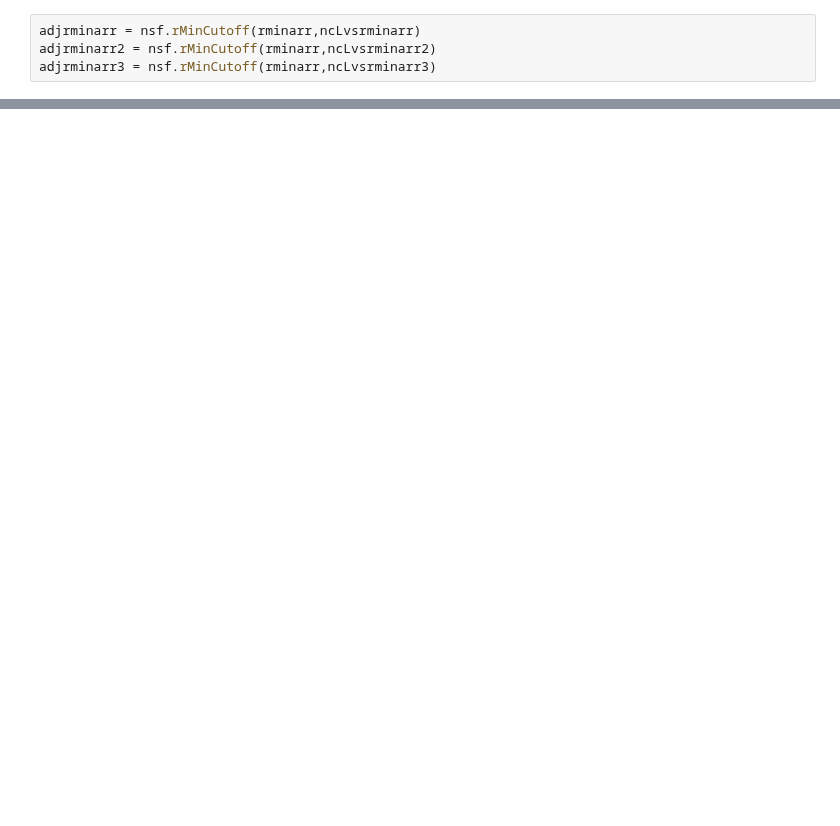
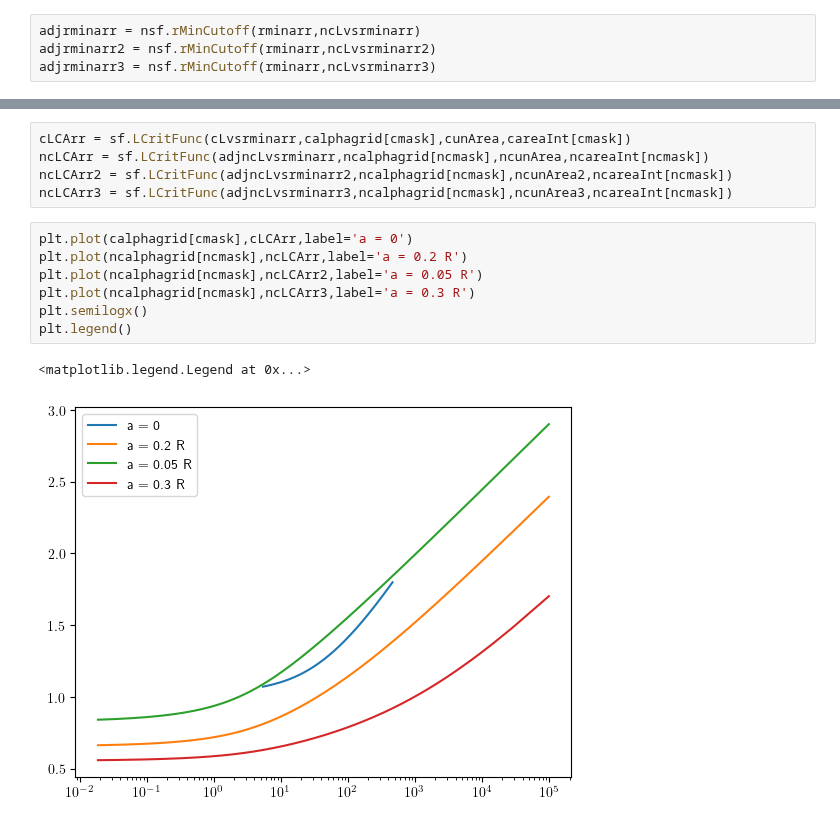
Before and after one commit to Bkorotko03/HoloProj, a Jupyter notebook: combShock260331.ipynb, the cells around one changed output, grey strips where cells are left out. Drawn from its saved outputs; the diff is of its cells as text; blank space fills up the shorter version.

```diff
--- a/combShock260331.ipynb
+++ b/combShock260331.ipynb
@@ -116,0 +109,15 @@ plt.xlim((0.5,2))
+# %%
+cLCArr = sf.LCritFunc(cLvsrminarr,calphagrid[cmask],cunArea,careaInt[cmask])
+ncLCArr = sf.LCritFunc(adjncLvsrminarr,ncalphagrid[ncmask],ncunArea,ncareaInt[ncmask])
+ncLCArr2 = sf.LCritFunc(adjncLvsrminarr2,ncalphagrid[ncmask],ncunArea2,ncareaInt[ncmask])
+ncLCArr3 = sf.LCritFunc(adjncLvsrminarr3,ncalphagrid[ncmask],ncunArea3,ncareaInt[ncmask])
+# %%
+plt.plot(calphagrid[cmask],cLCArr,label='a = 0')
+plt.plot(ncalphagrid[ncmask],ncLCArr,label='a = 0.2 R')
+plt.plot(ncalphagrid[ncmask],ncLCArr2,label='a = 0.05 R')
+plt.plot(ncalphagrid[ncmask],ncLCArr3,label='a = 0.3 R')
+plt.semilogx()
+plt.legend()
+# %% [output]
+<matplotlib.legend.Legend at 0x...>
+[figure, added]
```
Also changed, not shown: parts of 12 cells of this notebook.
